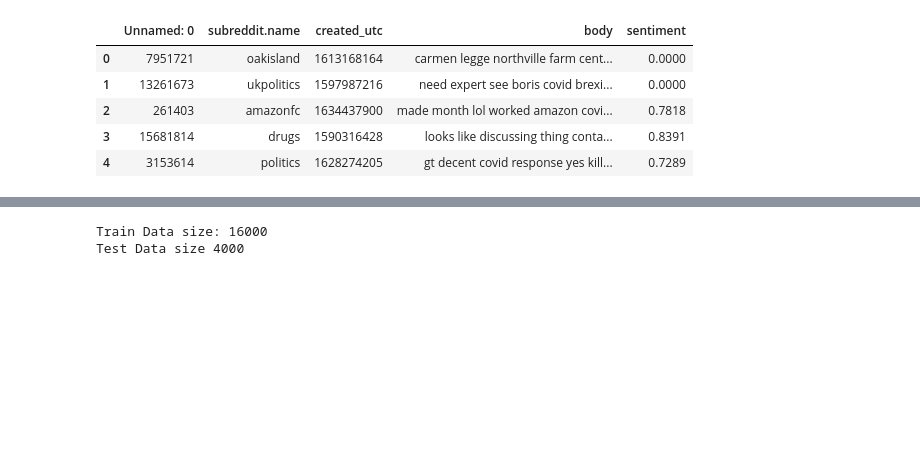
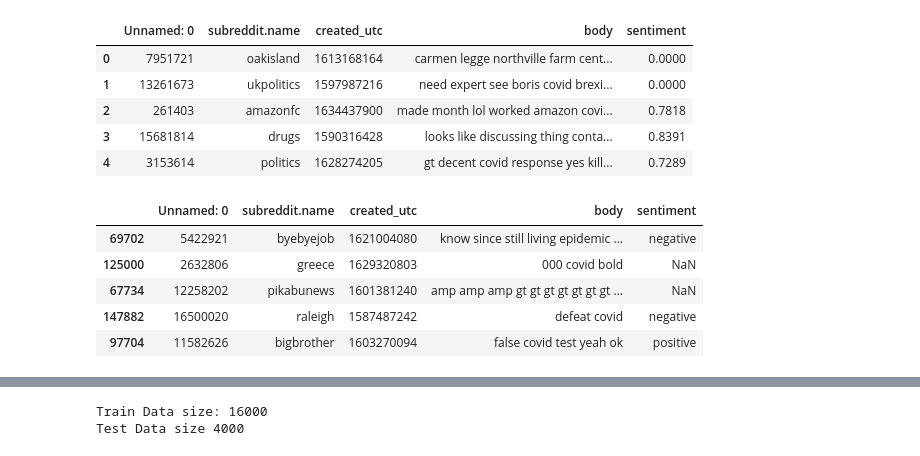
Before and after one commit to j-chen005/COVID19-Mental-Health-Analysis, a Jupyter notebook: Sentiment Over Time Model.ipynb, the cells around one changed output, grey strips where cells are left out. Saved outputs shown, nothing was run; the diff lists cells and outputs as text; code cells hidden in the pictures; blank space fills up the shorter version.

```diff
--- a/Sentiment Over Time Model.ipynb
+++ b/Sentiment Over Time Model.ipynb
@@ -112,6 +112,15 @@ for sentiment in sample['sentiment']:
         sample['sentiment'].replace({sentiment : 'negative'}, inplace=True)
 #     else:
 #         sample['sentiment'].replace({sentiment : 'neutral'}, inplace=True)
+# %%
+sample.head()
+# %% [output]
+|  | Unnamed: 0 | subreddit.name | created_utc | body | sentiment |
+| 69702 | 5422921 | byebyejob | 1621004080 | know since still living epidemic ... | negative |
+| 125000 | 2632806 | greece | 1629320803 | 000 covid bold | NaN |
+| 67734 | 12258202 | pikabunews | 1601381240 | amp amp amp gt gt gt gt gt gt gt ... | NaN |
+| 147882 | 16500020 | raleigh | 1587487242 | defeat covid | negative |
+| 97704 | 11582626 | bigbrother | 1603270094 | false covid test yeah ok | positive |
 # %%
 #Graphing
 val_count = sample.sentiment.value_counts()
```
Also changed, not shown: parts of 14 cells of this notebook.
